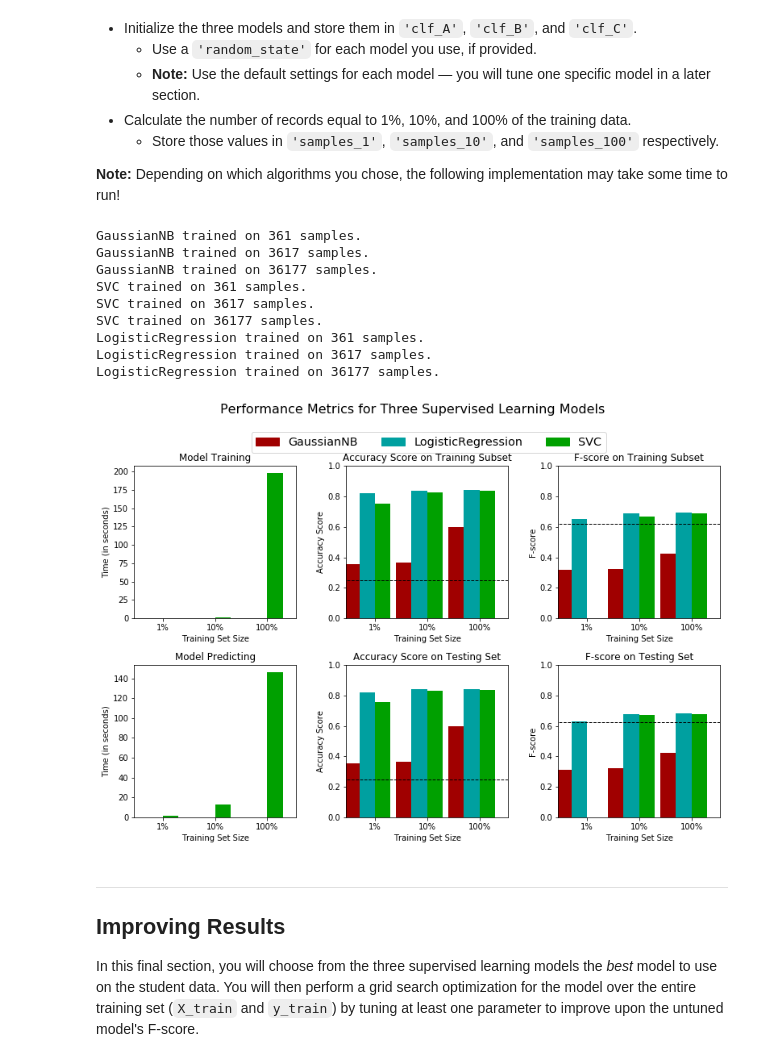
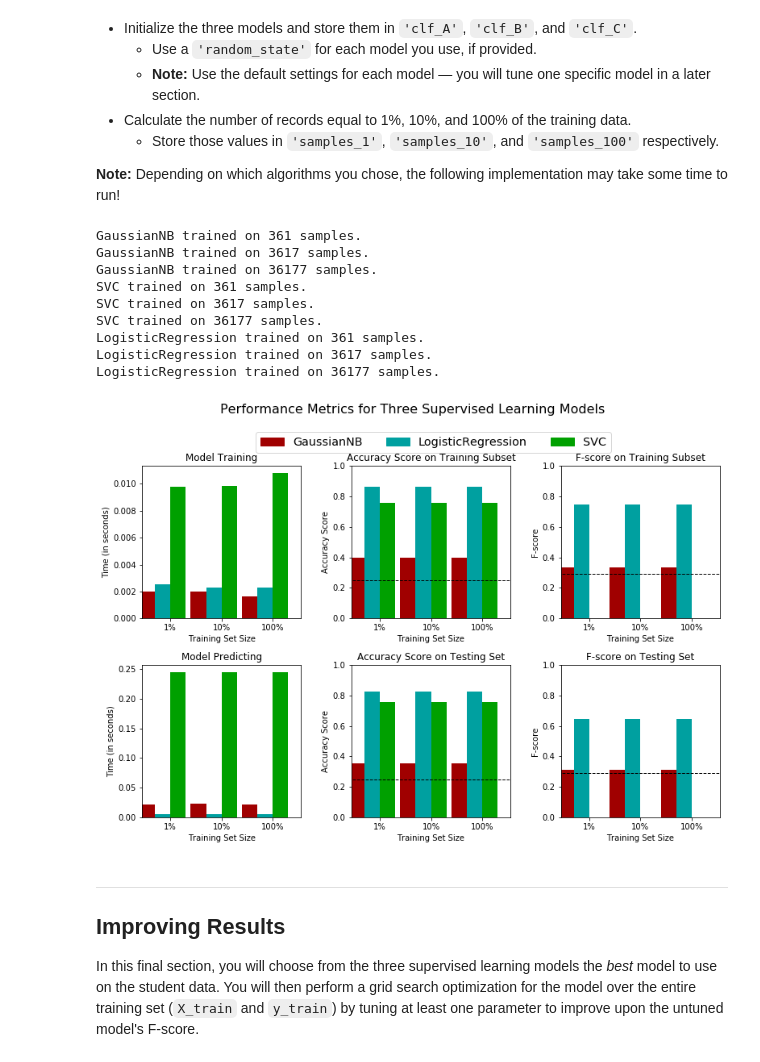
Before and after one commit to AnuyaWelling2801/Udacity-Machine-Learning-, a Jupyter notebook: finding_donors/finding_donors.ipynb, the cells around one changed output. Saved outputs shown, nothing was run; the diff lists cells and outputs as text; code cells hidden in the pictures.

```diff
--- a/finding_donors/finding_donors.ipynb
+++ b/finding_donors/finding_donors.ipynb
@@ -354,7 +354,7 @@ def train_predict(learner, sample_size, X_train, y_train, X_test, y_test):
     #       then get predictions on the first 300 training samples(X_train) using .predict()
     start = time() # Get start time
     predictions_test = learner.predict(X_test)
-    predictions_train = learner.predict(X_train)
+    predictions_train = learner.predict(X_train.iloc[:300])
     end = time() # Get end time
 
     # TODO: Calculate the total prediction time
@@ -417,35 +417,35 @@ clf_B = SVC(random_state=10)
 clf_C = LogisticRegression(random_state=10)
 
 # TODO: Calculate the number of samples for 1%, 10%, and 100% of the training data
 # HINT: samples_100 is the entire training set i.e. len(y_train)
 # HINT: samples_10 is 10% of samples_100
 # HINT: samples_1 is 1% of samples_100
 samples_100 = len(y_train)
 samples_10 = len(y_train)/10
 samples_1 = len(y_train)/100
 
 # Collect results on the learners
 results = {}
 for clf in [clf_A, clf_B, clf_C]:
     clf_name = clf.__class__.__name__
     results[clf_name] = {}
     for i, samples in enumerate([samples_1, samples_10, samples_100]):
         results[clf_name][i] = \
-        train_predict(clf, samples, X_train, y_train, X_test, y_test)
+        train_predict(clf, samples, X_train.iloc[:300], y_train.iloc[:300], X_test, y_test)
 
 # Run metrics visualization for the three supervised learning models chosen
 vs.evaluate(results, accuracy, fscore)
 # %% [output]
 GaussianNB trained on 361 samples.
 GaussianNB trained on 3617 samples.
 GaussianNB trained on 36177 samples.
 SVC trained on 361 samples.
 SVC trained on 3617 samples.
 SVC trained on 36177 samples.
 LogisticRegression trained on 361 samples.
 LogisticRegression trained on 3617 samples.
 LogisticRegression trained on 36177 samples.
-[figure, old version]
+[figure, new version]
 # %% [markdown]
 ----
 ## Improving Results
```
Also changed, not shown: parts of 2 cells of this notebook, 1 other file.
